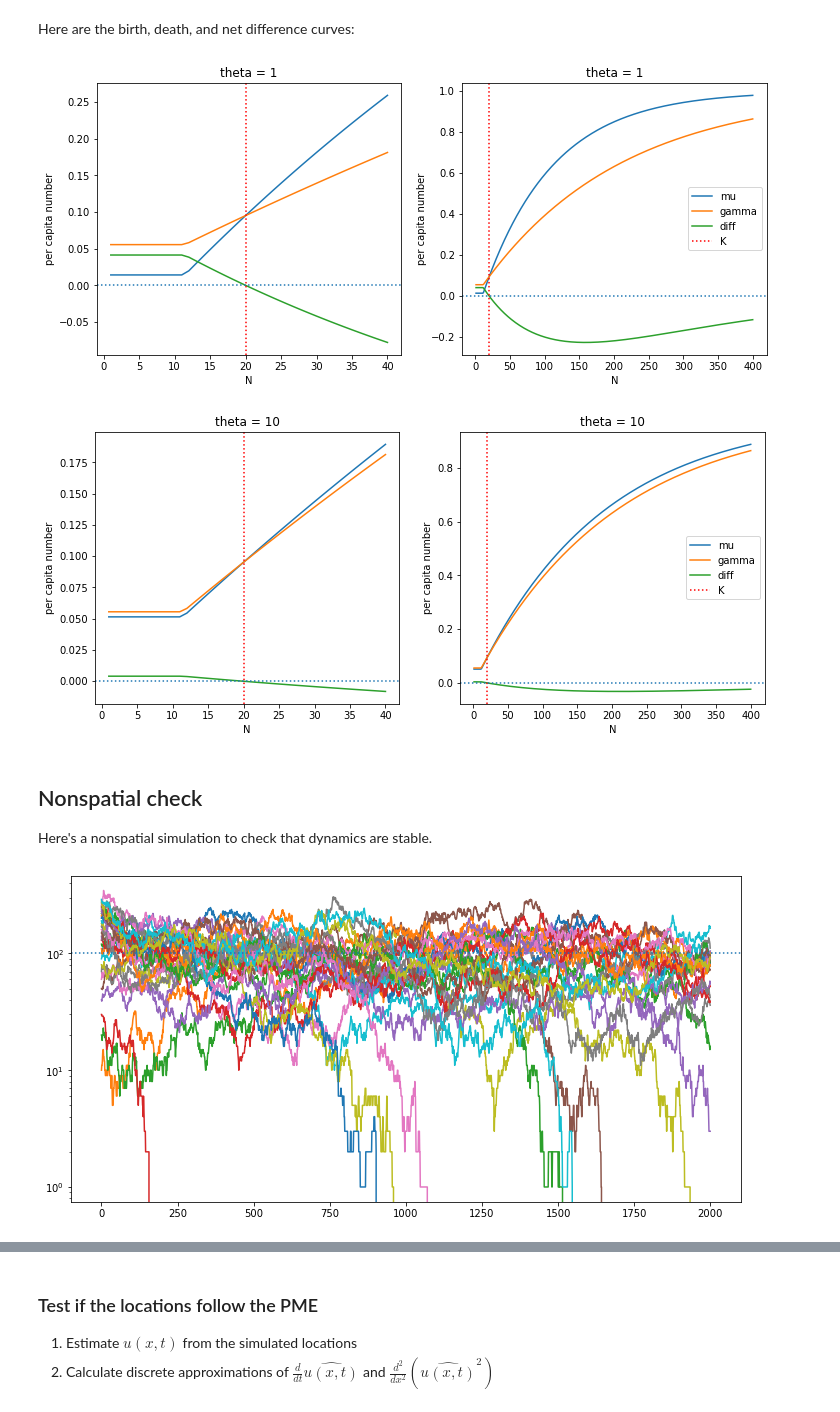
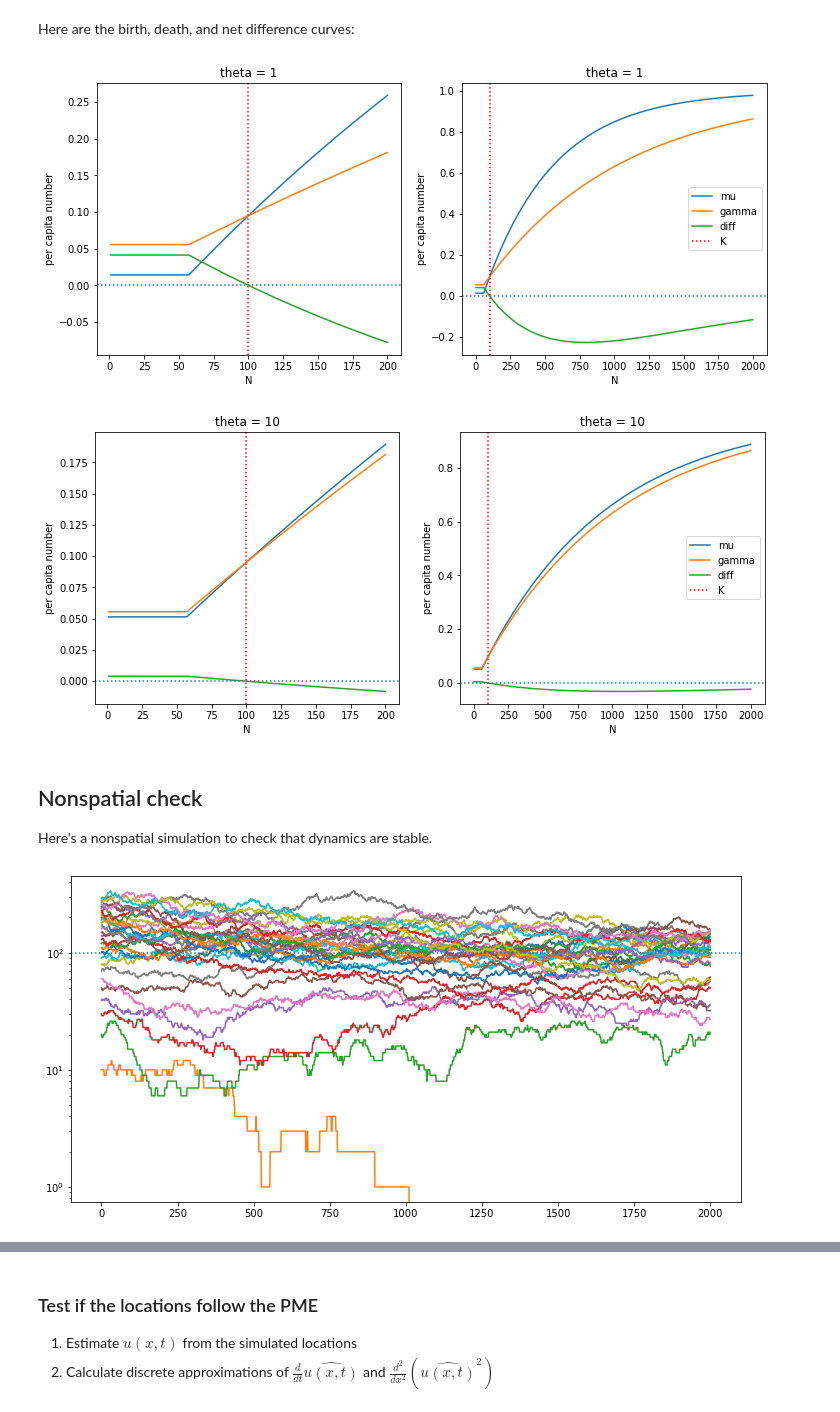
Before and after one commit to petrelharp/lineage_plotting, a Jupyter notebook: pme/pme_writeup.ipynb, the cells around one changed output, grey strips where cells are left out. Saved outputs shown, nothing was run; the diff lists cells and outputs as text; code cells hidden in the pictures.

```diff
--- a/pme/pme_writeup.ipynb
+++ b/pme/pme_writeup.ipynb
@@ -79,37 +79,37 @@ import matplotlib
 dt = 0.1
 for theta in [1, 10]:
     params = {
-        "K" : 20,
+        "K" : 100,
         "theta" : theta,
         "min_n" : 4/7,
     }
 
     def mu(N, K, theta, min_n=0):
         return  1 - np.exp(- dt * ((1 + 1/theta) * np.fmax(min_n, N / K) - 1/theta))
 
     def gamma(N, K, theta, min_n=0):
         return np.fmax(0, 1 - np.exp(- dt * np.fmax(min_n, N / K)))
 
-    Nvals = [40, 400]
+    Nvals = [2 * params["K"], 20 * params["K"]]
     fig, axes = plt.subplots(1, len(Nvals), figsize=(12, 5))
     for max_N, ax in zip(Nvals, axes):
         N = 1 + np.arange(max_N)
         x = np.column_stack([
             mu(N, **params),
             gamma(N, **params),
             gamma(N, **params) - mu(N, **params),
         ])
         ax.plot(N, x, label=["mu", "gamma", "diff"])
         ax.set_xlabel("N")
         ax.set_ylabel("per capita number")
         ax.axvline(params["K"], c="r", ls=":", label="K")
         ax.axhline(0, ls=":")
         ax.set_title(f"theta = {params['theta']}")
 
     ax.legend();
 # %% [output]
-[figure, old version]
+[figure, new version]
-[figure, old version]
+[figure, new version]
 # %% [markdown]
 ## Nonspatial check
 
@@ -138,4 +138,4 @@ ax.plot(Nmat)
 ax.axhline(params["K"], ls=":")
 ax.set_yscale("log");
 # %% [output]
-[figure, old version]
+[figure, new version]
```
Also changed, not shown: parts of 29 cells of this notebook, 5 other files.
